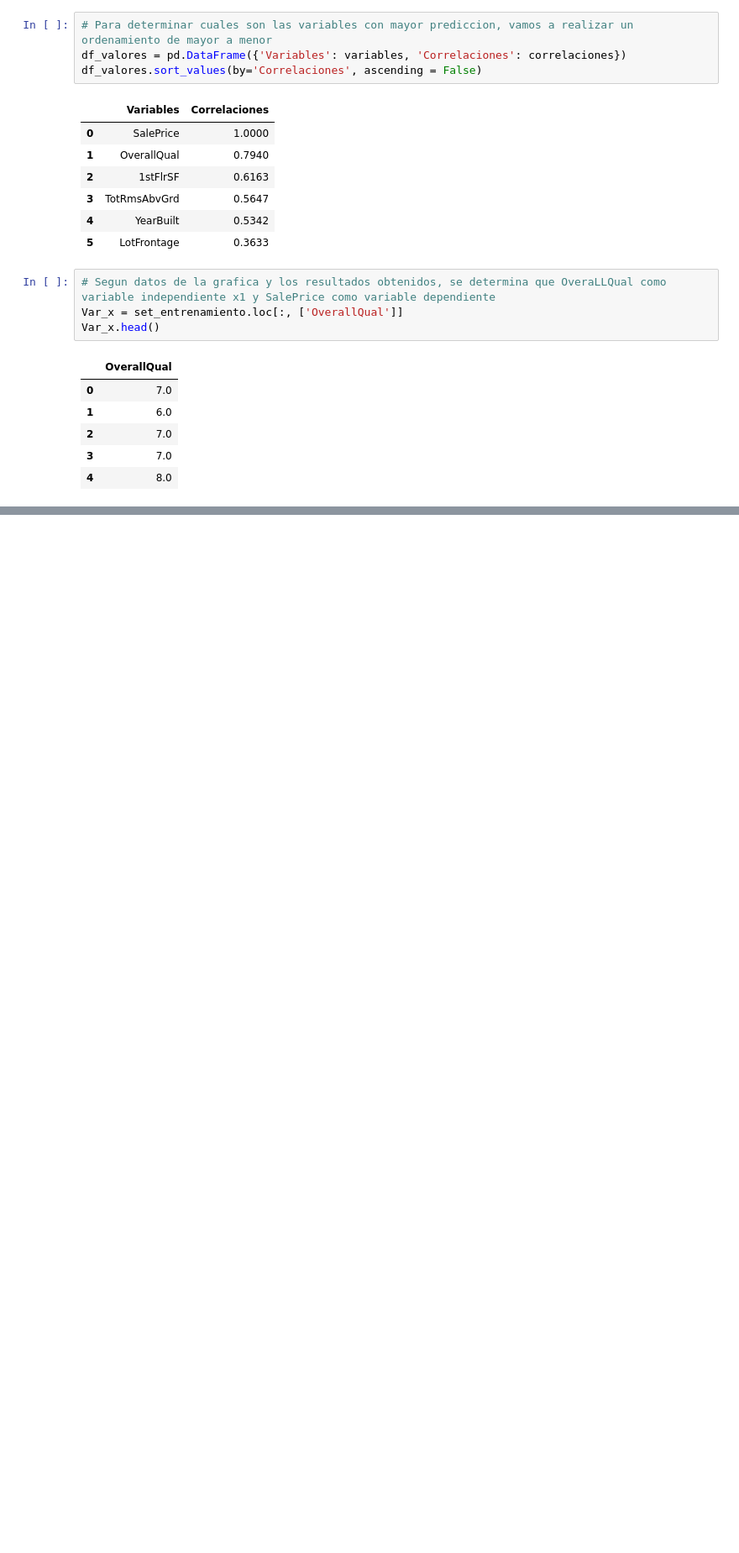
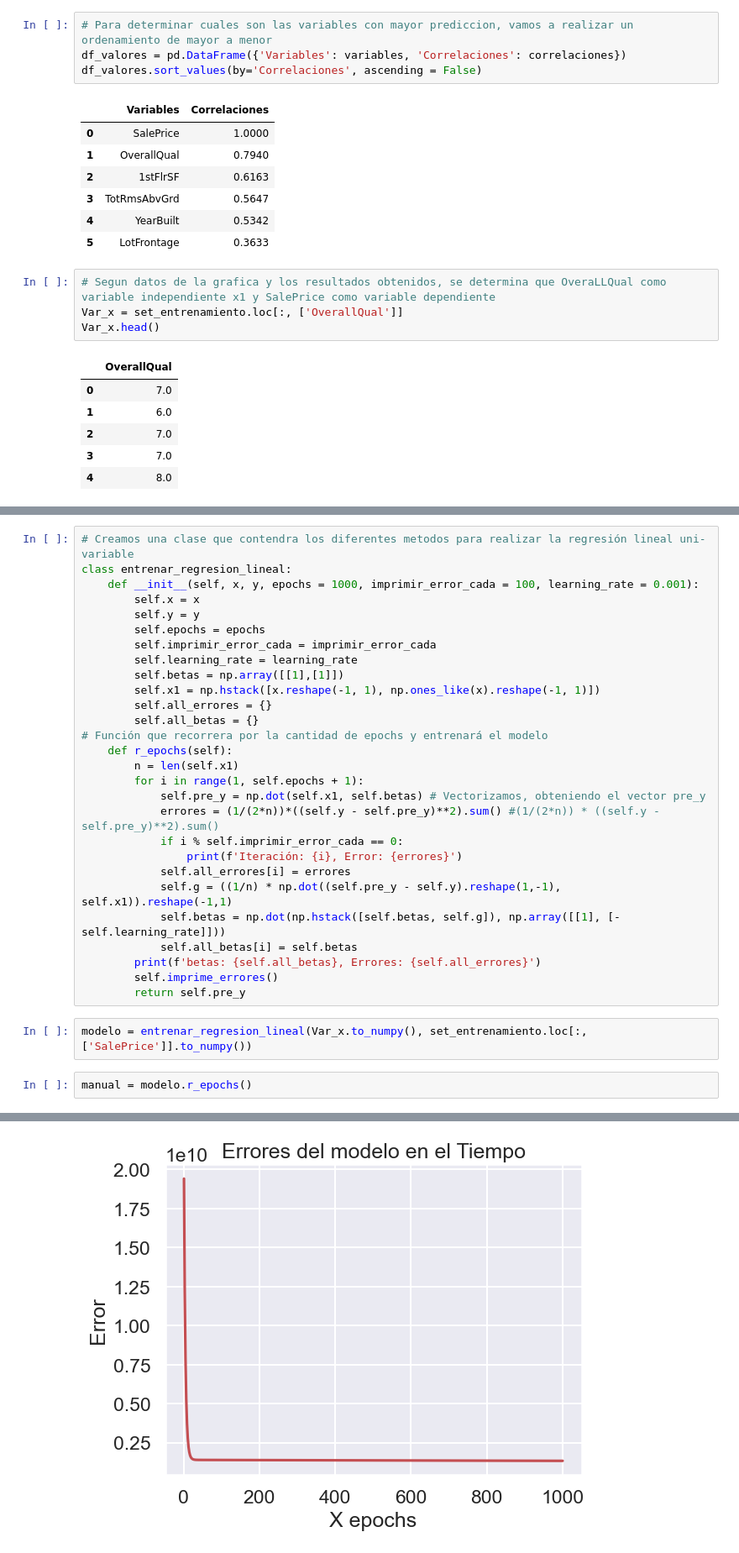
Before and after one commit to CarlosRisch/ProyectoRegresion, a Jupyter notebook: Proyecto1_RegresionLineal.ipynb, the cells around one changed output, grey strips where cells are left out. Shown at 84% size. Cells and saved outputs as stored; diff of their text form; blank space fills up the shorter version.

Commit message:
Se agrego una clase para manejar los diferentes metodos que tendra el modelo de regresion lineal, tambien el metodo r_epochs e imprimir error

```diff
--- a/Proyecto1_RegresionLineal.ipynb
+++ b/Proyecto1_RegresionLineal.ipynb
@@ -296,0 +353,33 @@ Var_x.head()
+# %%
+# Creamos una clase que contendra los diferentes metodos para realizar la regresión lineal uni-variable
+class entrenar_regresion_lineal:
+    def __init__(self, x, y, epochs = 1000, imprimir_error_cada = 100, learning_rate = 0.001):
+        self.x = x
+        self.y = y
+        self.epochs = epochs
+        self.imprimir_error_cada = imprimir_error_cada
+        self.learning_rate = learning_rate
+        self.betas = np.array([[1],[1]])
+        self.x1 = np.hstack([x.reshape(-1, 1), np.ones_like(x).reshape(-1, 1)])
+        self.all_errores = {}
+        self.all_betas = {}
+# Función que recorrera por la cantidad de epochs y entrenará el modelo
+    def r_epochs(self):
+        n = len(self.x1)
+        for i in range(1, self.epochs + 1):
+            self.pre_y = np.dot(self.x1, self.betas) # Vectorizamos, obteniendo el vector pre_y
+            errores = (1/(2*n))*((self.y - self.pre_y)**2).sum() #(1/(2*n)) * ((self.y - self.pre_y)**2).sum()
+            if i % self.imprimir_error_cada == 0:
+                print(f'Iteración: {i}, Error: {errores}')
+            self.all_errores[i] = errores
+            self.g = ((1/n) * np.dot((self.pre_y - self.y).reshape(1,-1), self.x1)).reshape(-1,1)
+            self.betas = np.dot(np.hstack([self.betas, self.g]), np.array([[1], [-self.learning_rate]]))
+            self.all_betas[i] = self.betas
+        print(f'betas: {self.all_betas}, Errores: {self.all_errores}')
+        self.imprime_errores()
+        return self.pre_y
+# %%
+modelo = entrenar_regresion_lineal(Var_x.to_numpy(), set_entrenamiento.loc[:, ['SalePrice']].to_numpy())
+# %%
+manual = modelo.r_epochs()
+# %% [output]
@@ -296,0 +403 @@ Var_x.head()
+[figure, added]
```
Also changed, not shown: parts of 9 cells of this notebook.
